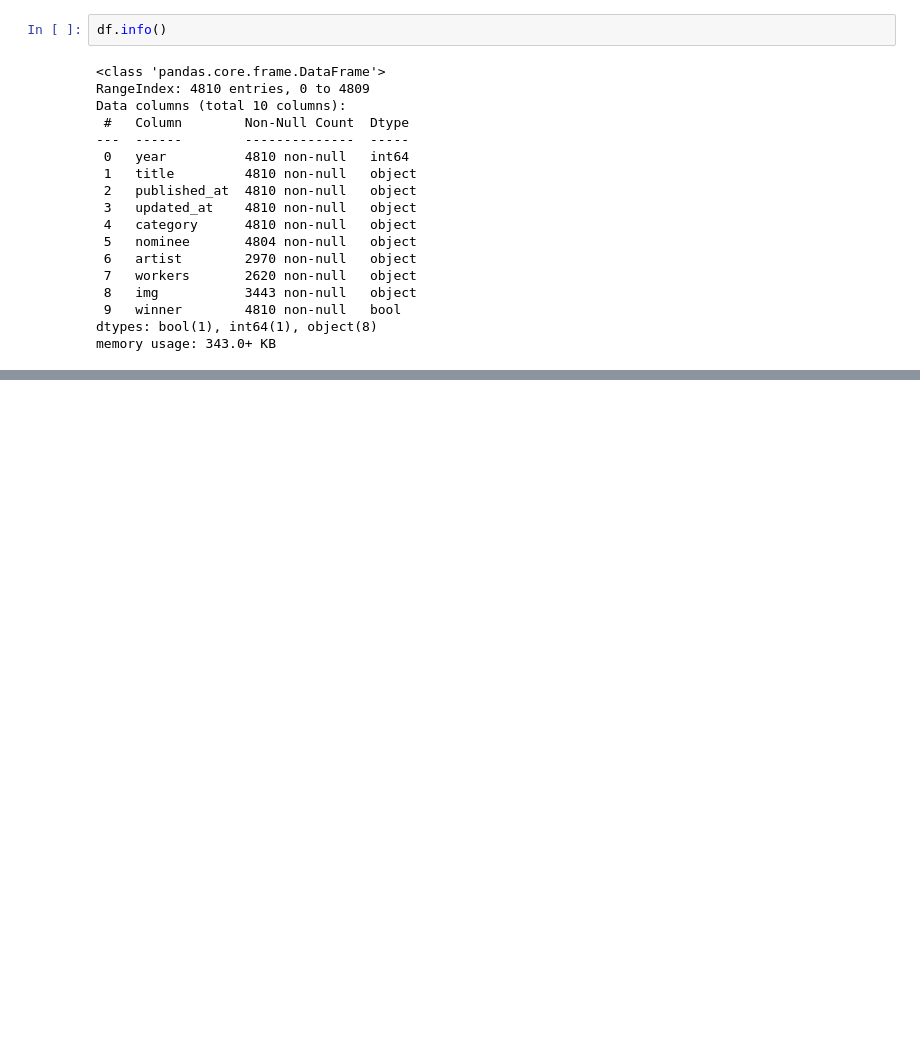
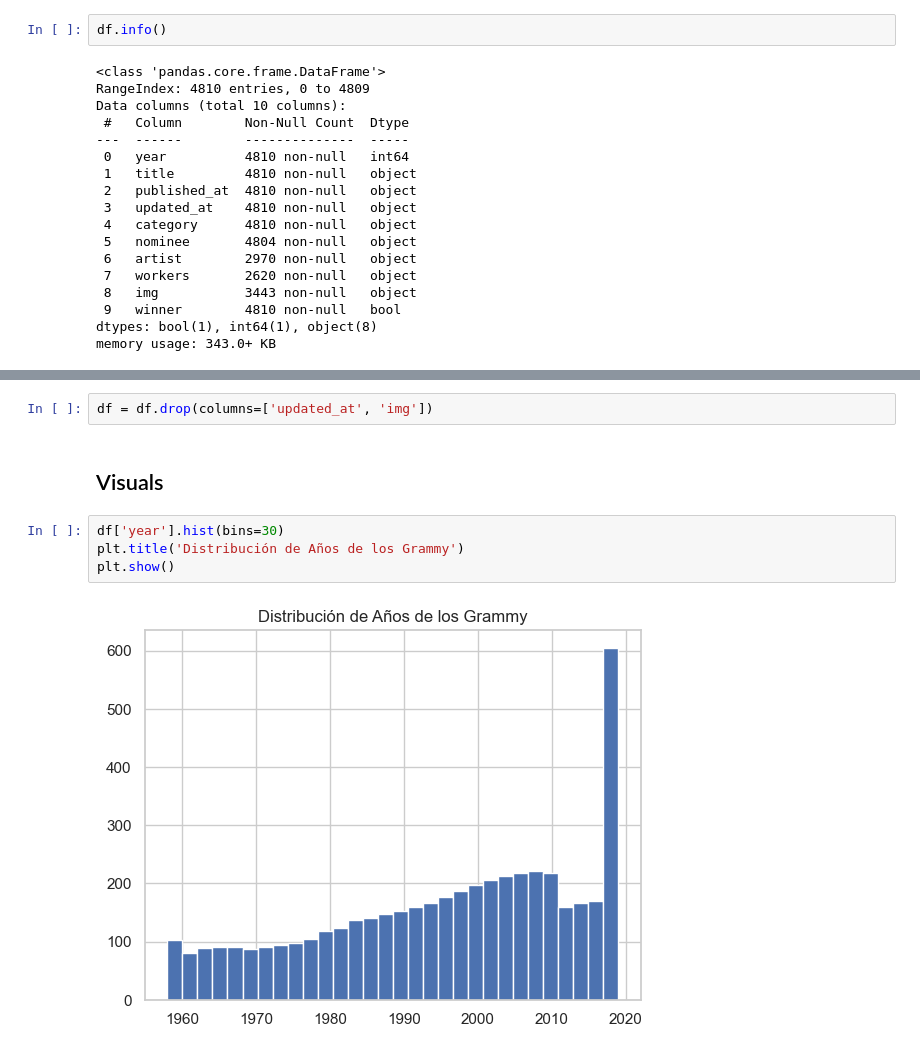
Before and after one commit to Davele12/Workshop2, a Jupyter notebook: DavidWorkshop2/notebooks/grammyAwards.ipynb, the cells around one changed output, grey strips where cells are left out. Drawn from its saved outputs; the diff is of its cells as text; blank space fills up the shorter version.

```diff
--- a/DavidWorkshop2/notebooks/grammyAwards.ipynb
+++ b/DavidWorkshop2/notebooks/grammyAwards.ipynb
@@ -107,0 +272,10 @@ plt.show()
+# %%
+df = df.drop(columns=['updated_at', 'img'])
+# %% [markdown]
+## Visuals
+# %%
+df['year'].hist(bins=30)
+plt.title('Distribución de Años de los Grammy')
+plt.show()
+# %% [output]
+[figure, added]
```
Also changed, not shown: parts of 23 cells of this notebook.
